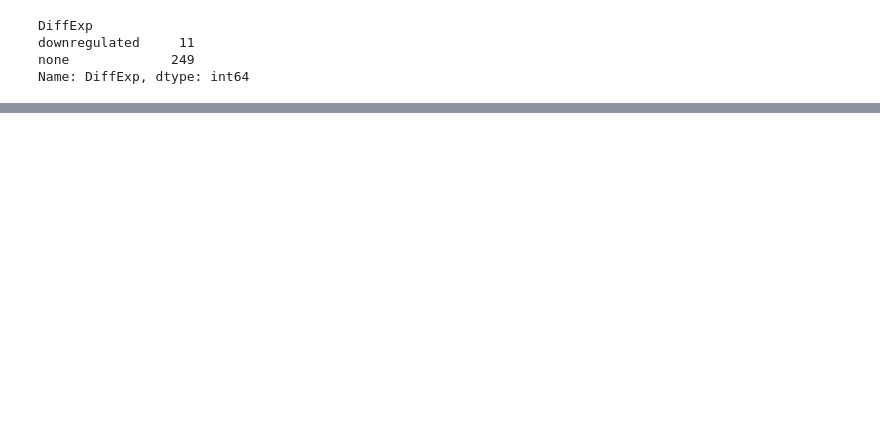
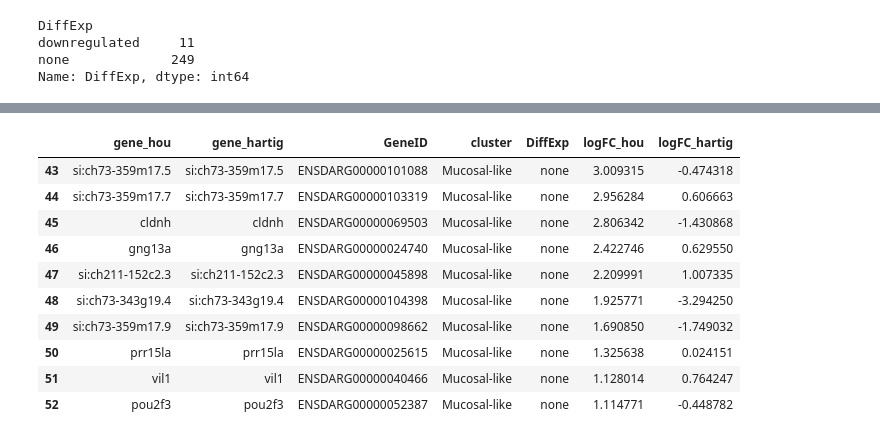
Before and after one commit to cgnobrega/Nobrega_Honors_Thesis, a Jupyter notebook: code/gene_lists_parse.ipynb, the cells around one changed output, grey strips where cells are left out. Cells and saved outputs as stored; diff of their text form; code cells hidden in the pictures; blank space fills up the shorter version.

```diff
--- a/code/gene_lists_parse.ipynb
+++ b/code/gene_lists_parse.ipynb
@@ -92,0 +116,15 @@ downreg
+# %%
+mucosal = merged_gene_list[merged_gene_list['cluster'] == "Mucosal-like"]
+mucosal.head(10)
+# %% [output]
+|  | gene_hou | gene_hartig | GeneID | cluster | DiffExp | logFC_hou | logFC_hartig |
+| 43 | si:ch73-359m17.5 | si:ch73-359m17.5 | ENSDARG00000101088 | Mucosal-like | none | 3.009315 | -0.474318 |
+| 44 | si:ch73-359m17.7 | si:ch73-359m17.7 | ENSDARG00000103319 | Mucosal-like | none | 2.956284 | 0.606663 |
+| 45 | cldnh | cldnh | ENSDARG00000069503 | Mucosal-like | none | 2.806342 | -1.430868 |
+| 46 | gng13a | gng13a | ENSDARG00000024740 | Mucosal-like | none | 2.422746 | 0.629550 |
+| 47 | si:ch211-152c2.3 | si:ch211-152c2.3 | ENSDARG00000045898 | Mucosal-like | none | 2.209991 | 1.007335 |
+| 48 | si:ch73-343g19.4 | si:ch73-343g19.4 | ENSDARG00000104398 | Mucosal-like | none | 1.925771 | -3.294250 |
+| 49 | si:ch73-359m17.9 | si:ch73-359m17.9 | ENSDARG00000098662 | Mucosal-like | none | 1.690850 | -1.749032 |
+| 50 | prr15la | prr15la | ENSDARG00000025615 | Mucosal-like | none | 1.325638 | 0.024151 |
+| 51 | vil1 | vil1 | ENSDARG00000040466 | Mucosal-like | none | 1.128014 | 0.764247 |
+| 52 | pou2f3 | pou2f3 | ENSDARG00000052387 | Mucosal-like | none | 1.114771 | -0.448782 |
```
Also changed, not shown: parts of 9 cells of this notebook.
